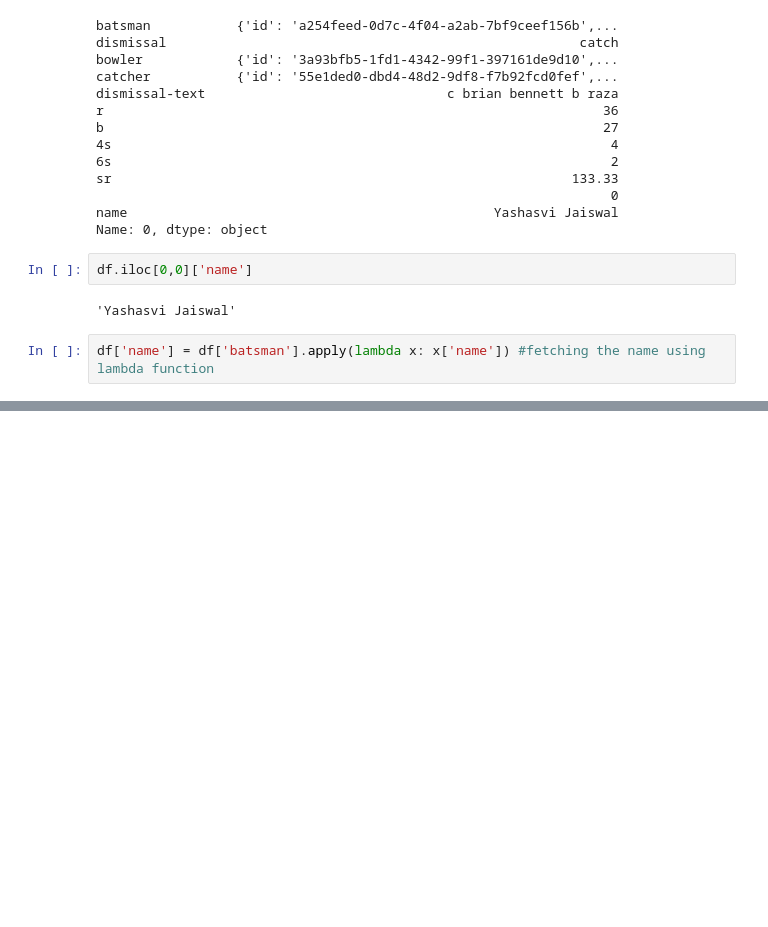
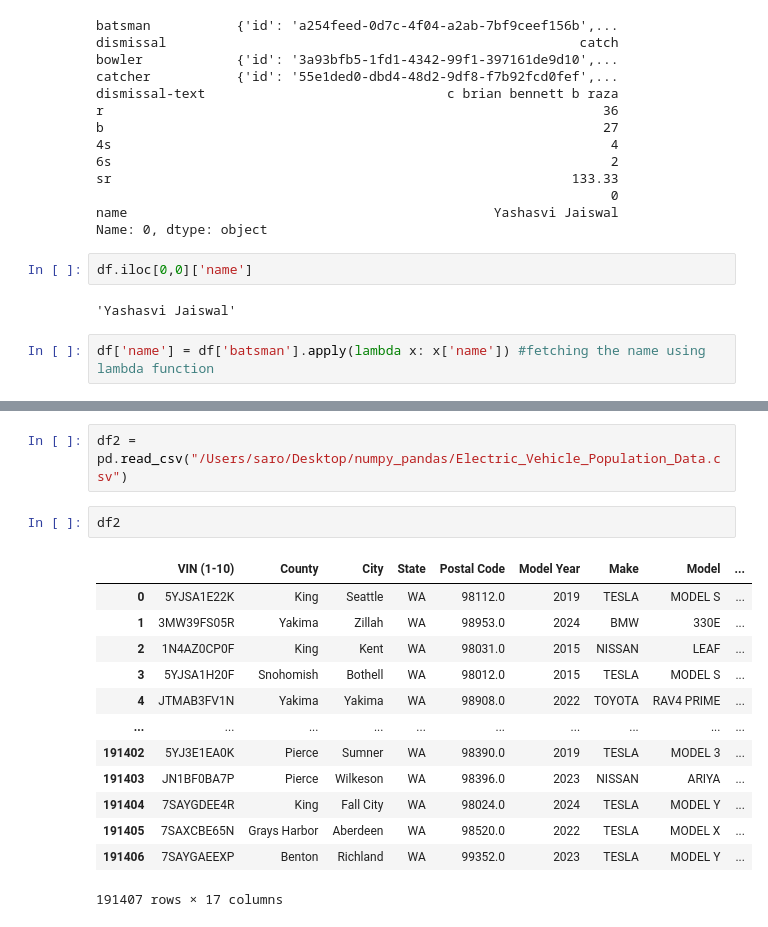
Before and after one commit to saromaddy/numpy_pandas, a Jupyter notebook: Numpy_pandas.ipynb, the cells around one changed output, grey strips where cells are left out. Saved outputs shown, nothing was run; the diff lists cells and outputs as text; blank space fills up the shorter version.

```diff
--- a/Numpy_pandas.ipynb
+++ b/Numpy_pandas.ipynb
@@ -380,0 +498,18 @@ df
+# %%
+df2 = pd.read_csv("/Users/saro/Desktop/numpy_pandas/Electric_Vehicle_Population_Data.csv")
+# %%
+df2
+# %% [output]
+|  | VIN (1-10) | County | City | State | Postal Code | Model Year | Make | Model | ... |
+| 0 | 5YJSA1E22K | King | Seattle | WA | 98112.0 | 2019 | TESLA | MODEL S | ... |
+| 1 | 3MW39FS05R | Yakima | Zillah | WA | 98953.0 | 2024 | BMW | 330E | ... |
+| 2 | 1N4AZ0CP0F | King | Kent | WA | 98031.0 | 2015 | NISSAN | LEAF | ... |
+| 3 | 5YJSA1H20F | Snohomish | Bothell | WA | 98012.0 | 2015 | TESLA | MODEL S | ... |
+| 4 | JTMAB3FV1N | Yakima | Yakima | WA | 98908.0 | 2022 | TOYOTA | RAV4 PRIME | ... |
+| ... | ... | ... | ... | ... | ... | ... | ... | ... | ... |
+| 191402 | 5YJ3E1EA0K | Pierce | Sumner | WA | 98390.0 | 2019 | TESLA | MODEL 3 | ... |
+| 191403 | JN1BF0BA7P | Pierce | Wilkeson | WA | 98396.0 | 2023 | NISSAN | ARIYA | ... |
+| 191404 | 7SAYGDEE4R | King | Fall City | WA | 98024.0 | 2024 | TESLA | MODEL Y | ... |
+| 191405 | 7SAXCBE65N | Grays Harbor | Aberdeen | WA | 98520.0 | 2022 | TESLA | MODEL X | ... |
+| 191406 | 7SAYGAEEXP | Benton | Richland | WA | 99352.0 | 2023 | TESLA | MODEL Y | ... |
+191407 rows × 17 columns
```
Also changed, not shown: parts of 18 cells of this notebook, 1 other file.
